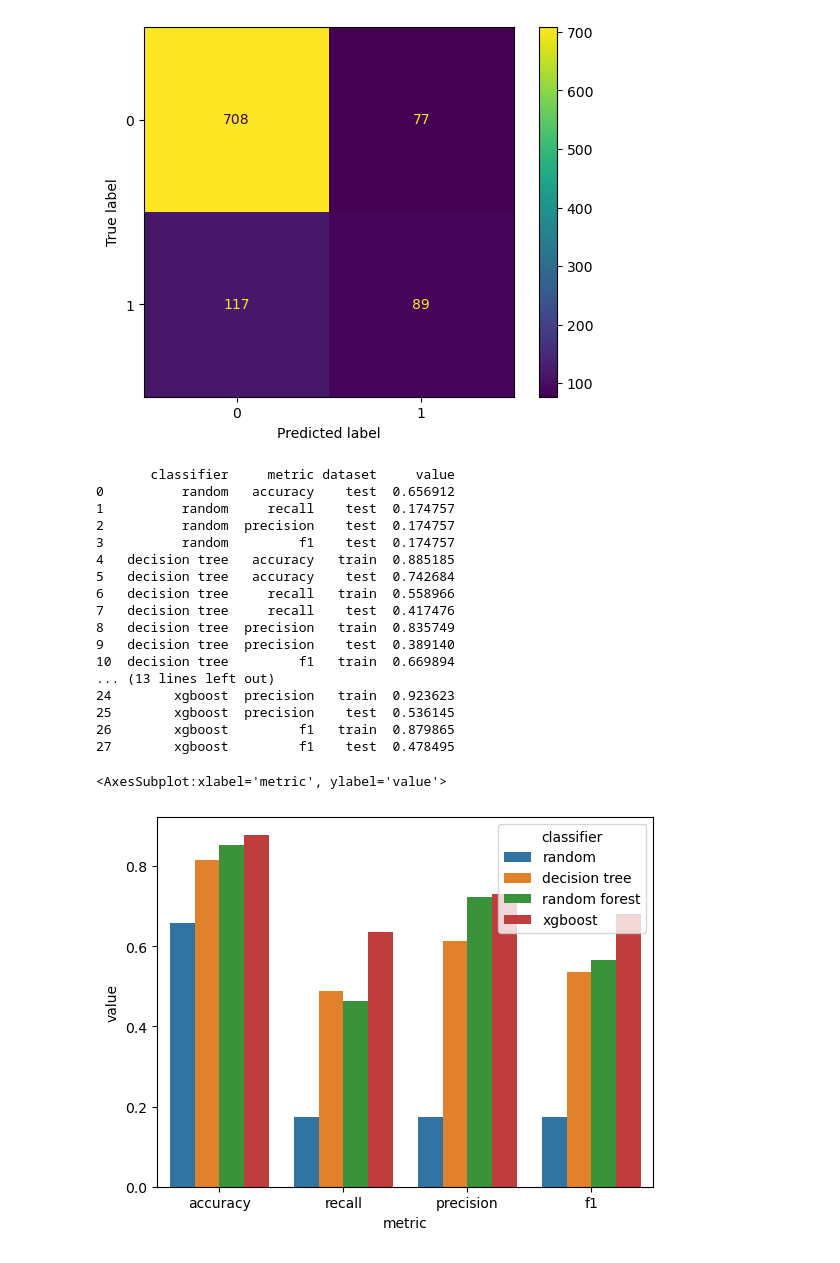
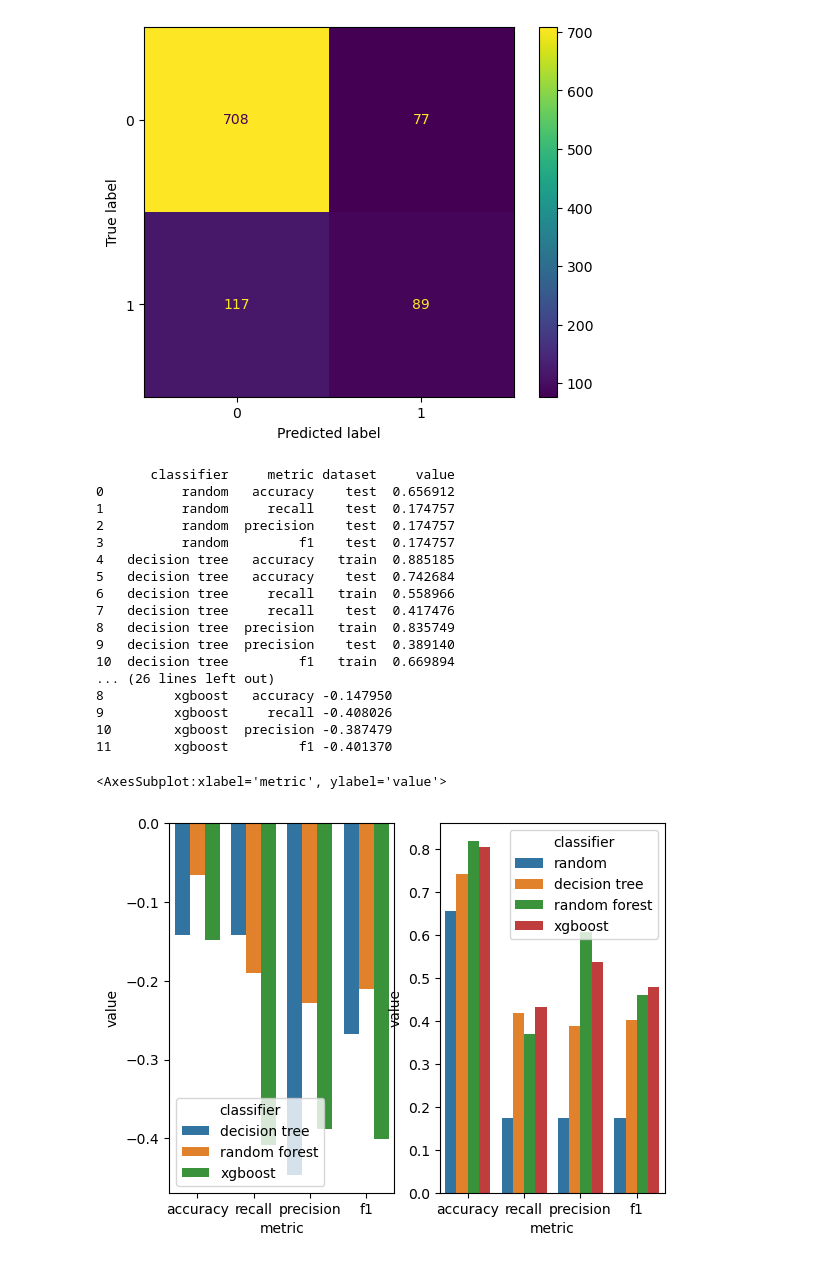
Before and after one commit to gregdorshimer/wines, a Jupyter notebook: wines.ipynb, the cells around one changed output. Saved outputs shown, nothing was run; the diff lists cells and outputs as text; code cells hidden in the pictures.

```diff
--- a/wines.ipynb
+++ b/wines.ipynb
@@ -356,18 +356,18 @@ sns.barplot(data=df_feature_importance_rf, y='feature', x='importance')
 
 
 # Use the best random forest on the test data, and evaluate
-y_pred_rf = clf_rf.predict(X_test)
+y_pred_rf_test = clf_rf.predict(X_test)
 
-acc_rf_test = accuracy_score(y_test, y_pred_rf)
-rec_rf_test = recall_score(y_test, y_pred_rf)
-prec_rf_test = precision_score(y_test, y_pred_rf)
-f1_rf_test = f1_score(y_test, y_pred_rf)
+acc_rf_test = accuracy_score(y_test, y_pred_rf_test)
+rec_rf_test = recall_score(y_test, y_pred_rf_test)
+prec_rf_test = precision_score(y_test, y_pred_rf_test)
+f1_rf_test = f1_score(y_test, y_pred_rf_test)
 print('Random Forest Test Accuracy: ', acc_rf_test)
 print('Random Forest Test Recall: ', rec_rf_test)
 print('Random Forest Test Precision: ', prec_rf_test)
 print('Random Forest Test F1: ', f1_rf_test)
 
-cm_rf = confusion_matrix(y_test, y_pred_rf)
+cm_rf = confusion_matrix(y_test, y_pred_rf_test)
 disp_rf = ConfusionMatrixDisplay(confusion_matrix=cm_rf)
 disp_rf.plot()
 
@@ -495,39 +495,67 @@ performance.loc[len(performance.index)] = ['random forest', 'recall', 'test', re
 performance.loc[len(performance.index)] = ['random forest', 'precision', 'train', prec_rf_train]
 performance.loc[len(performance.index)] = ['random forest', 'precision', 'test', prec_rf_test]
 performance.loc[len(performance.index)] = ['random forest', 'f1', 'train', f1_rf_train]
 performance.loc[len(performance.index)] = ['random forest', 'f1', 'test', f1_rf_test]
 performance.loc[len(performance.index)] = ['xgboost', 'accuracy', 'train', acc_xgb_train]
 performance.loc[len(performance.index)] = ['xgboost', 'accuracy', 'test', acc_xgb_test]
 performance.loc[len(performance.index)] = ['xgboost', 'recall', 'train', rec_xgb_train]
 performance.loc[len(performance.index)] = ['xgboost', 'recall', 'test', rec_xgb_test]
 performance.loc[len(performance.index)] = ['xgboost', 'precision', 'train', prec_xgb_train]
 performance.loc[len(performance.index)] = ['xgboost', 'precision', 'test', prec_xgb_test]
 performance.loc[len(performance.index)] = ['xgboost', 'f1', 'train', f1_xgb_train]
 performance.loc[len(performance.index)] = ['xgboost', 'f1', 'test', f1_xgb_test]
 
+
+
+# Collect scores into a df
+performance2 = pd.DataFrame(columns=['classifier', 'metric', 'value'])
+performance2.loc[len(performance2.index)] = ['decision tree', 'accuracy', acc_dt_test - acc_dt_train]
+performance2.loc[len(performance2.index)] = ['decision tree', 'recall', rec_dt_test - rec_dt_train]
+performance2.loc[len(performance2.index)] = ['decision tree', 'precision', prec_dt_test - prec_dt_train]
+performance2.loc[len(performance2.index)] = ['decision tree', 'f1', f1_dt_test - f1_dt_train]
+performance2.loc[len(performance2.index)] = ['random forest', 'accuracy', acc_rf_test - acc_rf_train]
+performance2.loc[len(performance2.index)] = ['random forest', 'recall', rec_rf_test - rec_rf_train]
+performance2.loc[len(performance2.index)] = ['random forest', 'precision', prec_rf_test - prec_rf_train]
+performance2.loc[len(performance2.index)] = ['random forest', 'f1', f1_rf_test - f1_rf_train]
+performance2.loc[len(performance2.index)] = ['xgboost', 'accuracy', acc_xgb_test - acc_xgb_train]
+performance2.loc[len(performance2.index)] = ['xgboost', 'recall', rec_xgb_test - rec_xgb_train]
+performance2.loc[len(performance2.index)] = ['xgboost', 'precision', prec_xgb_test - prec_xgb_train]
+performance2.loc[len(performance2.index)] = ['xgboost', 'f1', f1_xgb_test - f1_xgb_train]
+
 # validate
 print(performance)
+print(performance2)
 
-# Plot scores
-# TODO display two bars per metric per classifier: one for train and one for test
-sns.barplot(performance, x='metric', y='value', hue='classifier', errorbar=None)
+# Visualizations
+fig, axs = plt.subplots(ncols=2)
+
+
+# TODO fix coloring and scaling so it's consistent between plots
+# TODO move legends out of the way
+
+
+# Plot performance differential from train to test
+sns.barplot(performance2, x='metric', y='value', hue='classifier', errorbar=None, ax=axs[0])
+
+# Plot final 'test' scores
+sns.barplot(performance[performance['dataset'] == 'test'], x='metric', y='value', hue='classifier', errorbar=None, ax=axs[1])
 # %% [output]
        classifier     metric dataset     value
 0          random   accuracy    test  0.656912
 1          random     recall    test  0.174757
 2          random  precision    test  0.174757
 3          random         f1    test  0.174757
 4   decision tree   accuracy   train  0.885185
 5   decision tree   accuracy    test  0.742684
 6   decision tree     recall   train  0.558966
 7   decision tree     recall    test  0.417476
 8   decision tree  precision   train  0.835749
 9   decision tree  precision    test  0.389140
 10  decision tree         f1   train  0.669894
-... (13 lines left out)
-24        xgboost  precision   train  0.923623
-25        xgboost  precision    test  0.536145
-26        xgboost         f1   train  0.879865
-27        xgboost         f1    test  0.478495
+... (26 lines left out)
+8         xgboost   accuracy -0.147950
+9         xgboost     recall -0.408026
+10        xgboost  precision -0.387479
+11        xgboost         f1 -0.401370
 <AxesSubplot:xlabel='metric', ylabel='value'>
-[figure, old version]
+[figure, new version]
```
Also changed, not shown: parts of 1 cell of this notebook.
